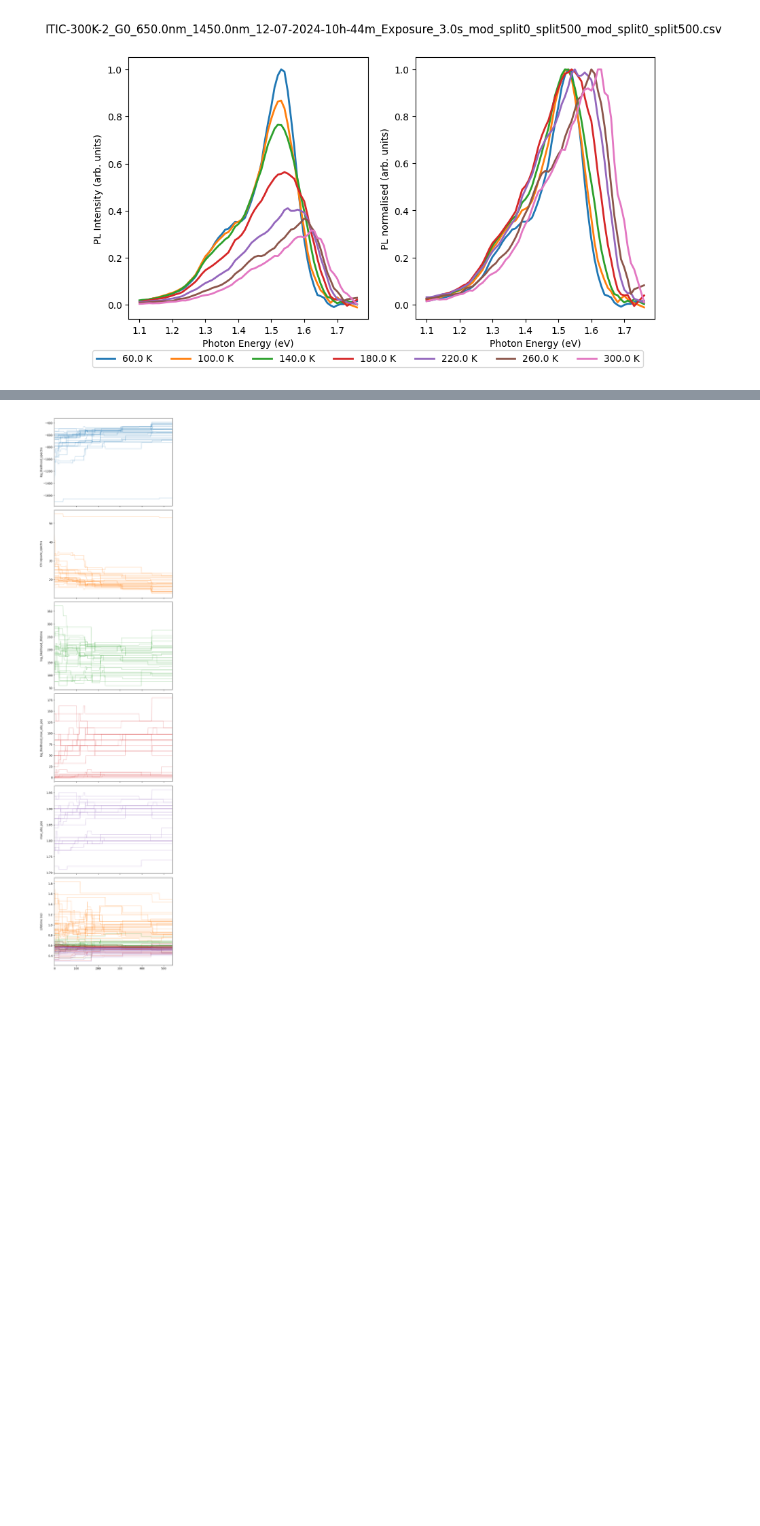
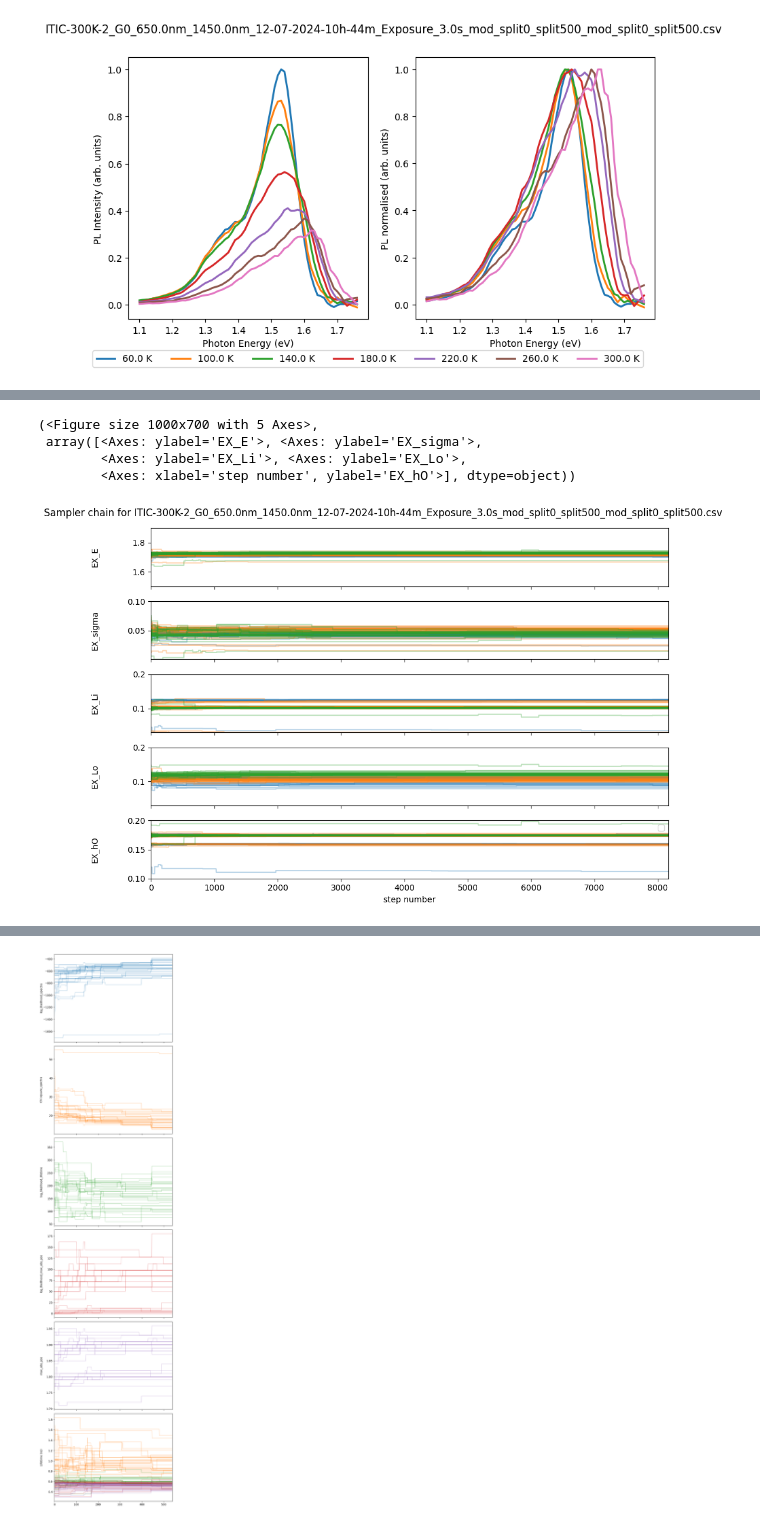
Before and after one commit to mohammedazzouzi15/pl_temp_fit, a Jupyter notebook: notebook/3_run_hyperparamete_sensitivity_analysis.ipynb, the cells around one changed output, grey strips where cells are left out. Cells and saved outputs as stored; diff of their text form; code cells hidden in the pictures; blank space fills up the shorter version.

```diff
--- a/notebook/3_run_hyperparamete_sensitivity_analysis.ipynb
+++ b/notebook/3_run_hyperparamete_sensitivity_analysis.ipynb
@@ -261,0 +359,73 @@ plot_utils.plot_chains(reader, model_config_save, discard=0)
+# %%
+def plot_chains(readers, model_config_save, discard=50):
+    """plot the chains from the sampling output
+    reader: the reader object from the emcee sampler
+    model_config_save: the model config save dictionary
+    discard: the number of samples to discard
+    """
+    csv_name = model_config_save["csv_name_pl"]
+    label_list = []
+    for key in model_config_save["params_to_fit_init"].keys():
+        label_list.extend(
+            [
+                key + "_" + x
+                for x in model_config_save["params_to_fit_init"][key].keys()
+            ]
+        )
+    params_to_fit = model_config_save["params_to_fit_init"]
+    labels = []
+    min_bound = {}
+    max_bound = {}
+    for key in params_to_fit.keys():
+        for keys in params_to_fit[key].keys():
+            labels.append(f"{key}_{keys}")
+            min_bound[f"{key}_{keys}"] = model_config_save["min_bounds"][key][
+                keys
+            ]
+            max_bound[f"{key}_{keys}"] = model_config_save["max_bounds"][key][
+                keys
+            ]
+
+    labels = label_list
+    fig, axes = None, None
+
+    for jj, reader in enumerate(readers):
+        samples = reader.get_chain(discard=discard)
+        ndim = len(labels)
+        if fig is None:
+            fig, axes = plt.subplots(ndim, 1, figsize=(10, 7), sharex=True)
+
+        for i in range(ndim):
+            ax = axes[i]
+            if i == 0:
+                ax.plot(
+                    samples[:, :, i],
+                    alpha=0.30,
+                    color="C" + str(jj),
+                    label=err_stats[jj],
+                )
+            else:
+                ax.plot(samples[:, :, i], alpha=0.30, color="C" + str(jj))
+            ax.set_xlim(0, len(samples))
+            ax.set_ylabel(labels[i])
+            ax.yaxis.set_label_coords(-0.1, 0.5)
+            if (
+                min_bound[labels[i]] is not None
+                and max_bound[labels[i]] is not None
+            ):
+                ax.set_ylim(min_bound[labels[i]], max_bound[labels[i]])
+        axes[-1].legend(loc="best", fontsize=10)
+        axes[-1].set_xlabel("step number")
+    fig.suptitle(f"Sampler chain for {csv_name.split('/')[-1]}")
+    fig.tight_layout()
+    fig.show()
+    return fig, axes
+
+
+plot_chains(reader_list, model_config_save, discard=50)
+# %% [output]
+(<Figure size 1000x700 with 5 Axes>,
+ array([<Axes: ylabel='EX_E'>, <Axes: ylabel='EX_sigma'>,
+        <Axes: ylabel='EX_Li'>, <Axes: ylabel='EX_Lo'>,
+        <Axes: xlabel='step number', ylabel='EX_hO'>], dtype=object))
+[figure, added]
```
Also changed, not shown: parts of 19 cells of this notebook, 15 other files.
